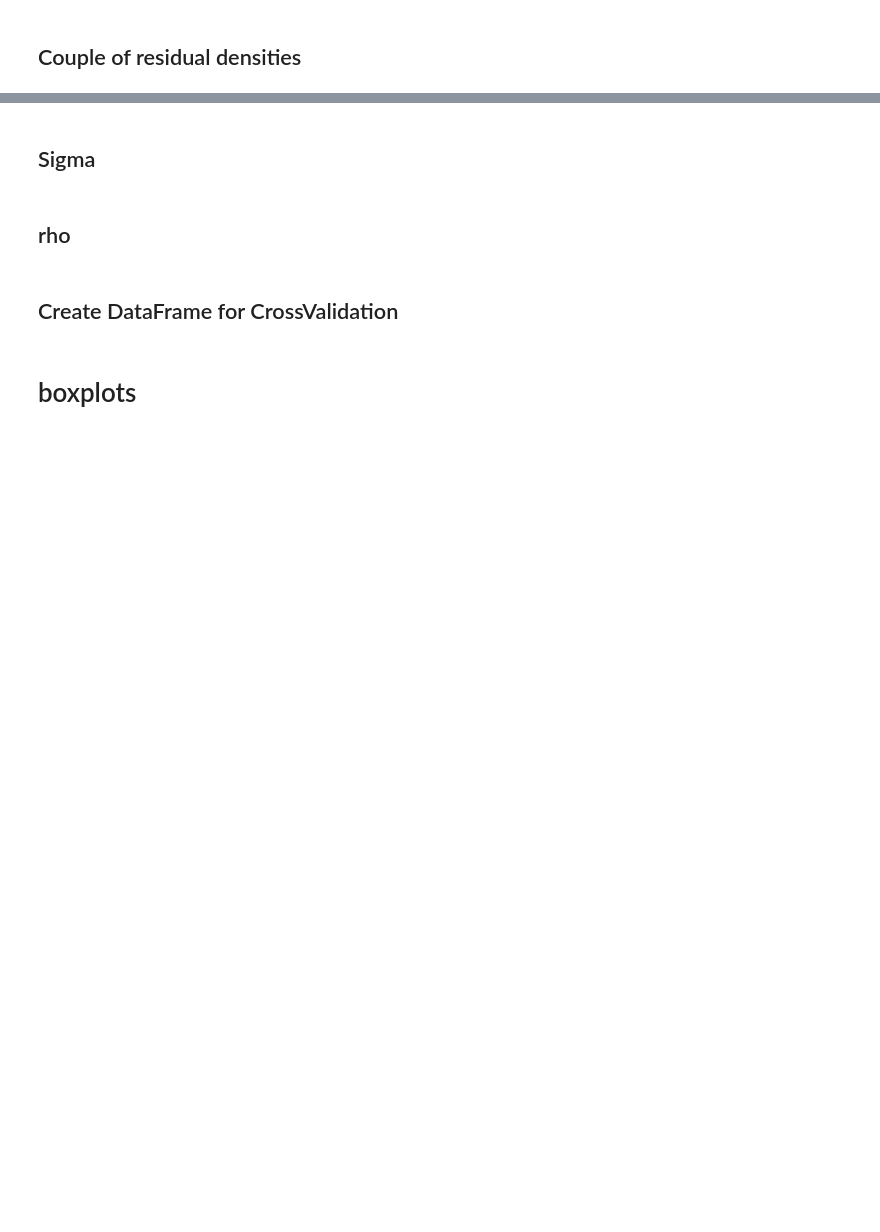
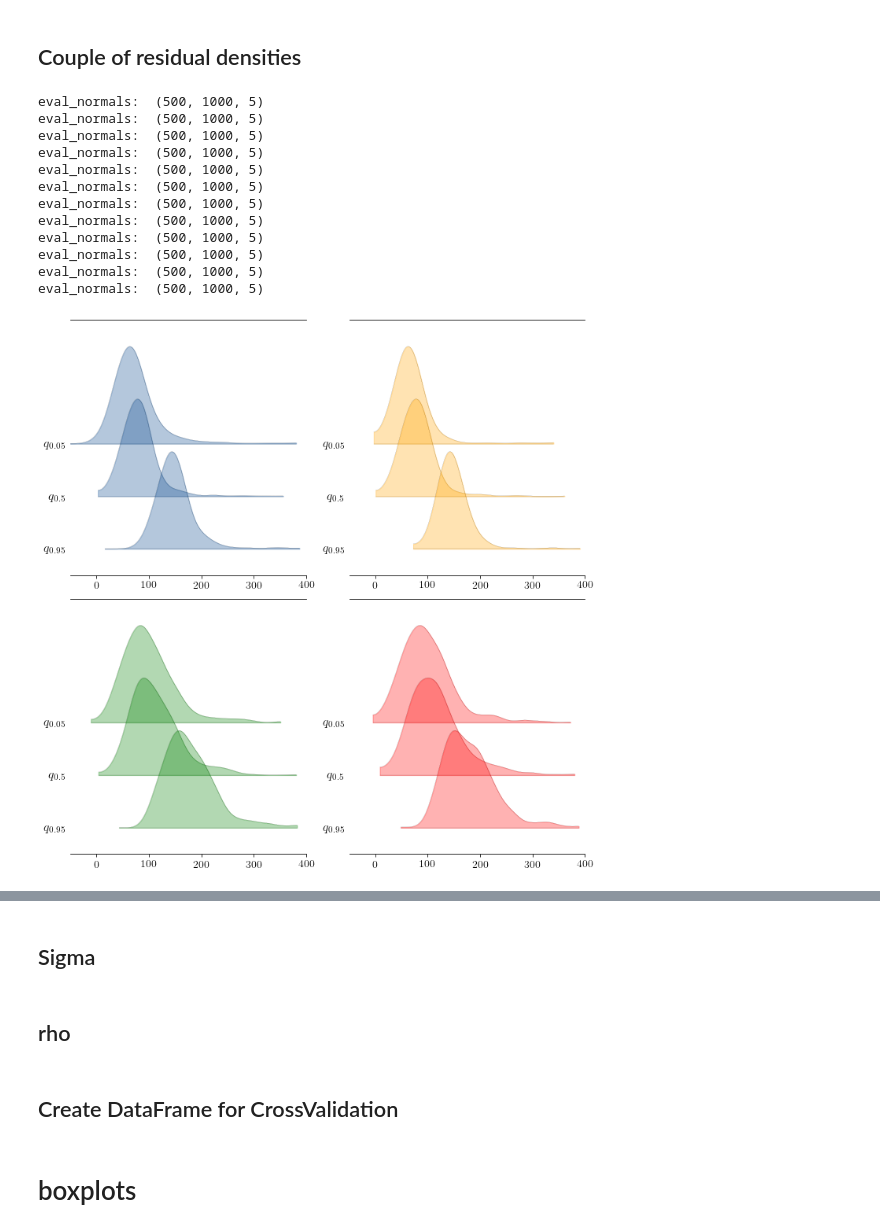
Before and after one commit to mberaha/spatial_mixtures, a Jupyter notebook: notebooks/amsterdam_airbnb/SpatialMix analysis.ipynb, the cells around one changed output, grey strips where cells are left out. Saved outputs shown, nothing was run; the diff lists cells and outputs as text; code cells hidden in the pictures; blank space fills up the shorter version.

```diff
--- a/notebooks/amsterdam_airbnb/SpatialMix analysis.ipynb
+++ b/notebooks/amsterdam_airbnb/SpatialMix analysis.ipynb
@@ -32,7 +43,10 @@ plt.imshow(datas["G"])
 # %%
+cov_small = ["host_is_superhost", "accommodates",
+              "number_of_reviews", "review_scores_rating", "instant_bookable"]
+
 covariates_by_group = []
 for i, cov in enumerate(datas["cov"]):
-    currDf = cov[covariates].copy()
+    currDf = cov[cov_small].copy()
     if(currDf.isna().sum().sum()):
         print("Nans in group {0}".format(i))
 
@@ -109,39 +268,87 @@ import pandas as pd
 
 df = pd.read_csv("data/amsterdam.csv")
 # %%
-fig, axes = plt.subplots(nrows=1 , ncols=4, figsize=(10, 3.5))
+from matplotlib import rc
+rc('text', usetex=True)
+plt.rcParams['ytick.labelsize'] = 16
+plt.rcParams['xtick.labelsize'] = 14
+
+fig, axes = plt.subplots(nrows=2 , ncols=2, figsize=(10, 10))
+axes = axes.flat
 toplot = [0, 9, 14, 19]
 
 
-quantiles = [0.25, 0.5, 0.75]
+quantiles = [0.05, 0.5, 0.95]
 
 plettes_by_neigh = [
-    np.array(sns.color_palette("Blues", 10))[np.array([3, 6, 9])],
-    np.array(sns.light_palette("orange", 10))[np.array([3, 6, 9])],
-    np.array(sns.light_palette("green", 10))[np.array([3, 6, 9])],
-    np.array(sns.light_palette("red", 10))[np.array([3, 6, 9])]
+    np.array(sns.color_palette("Blues", 10).as_hex())[np.array([3, 6, 9])],
+    np.array(sns.light_palette("orange", 10).as_hex())[np.array([3, 6, 9])],
+    np.array(sns.light_palette("green", 10).as_hex())[np.array([3, 6, 9])],
+    np.array(sns.light_palette("red", 10).as_hex())[np.array([3, 6, 9])]
 ]
+
+chains_basefile = "data/chains_mu0_{0}_a_{1}_b_{2}_lam{3}.recordio"
+
+mu0 = 0.0
+a = 0.5
+b = 2.0
+lamb = 0.5
+
+chainfile = chains_basefile.format(mu0, a, b, lamb)
+
+chains = loadChains(chainfile)
 
 
 curr_covs = []
-for q in [0.25, 0.5, 0.75]:
+for q in quantiles:
     bedroom_group = [
     np.quantile(df.cov_1.values, q), np.quantile(df.cov_2.values, q),
     np.quantile(df.cov_3.values, q)
     ]
     curr_covs.append(
         np.concatenate([[0], bedroom_group, [np.quantile(df.cov_4, 0.5)],
                         [np.quantile(df.cov_5, 0.6)], [1]]))
 
+xgrid = np.linspace(0, 400, 500)
+est_dens = []
+
 for i in range(4):
     g = toplot[i]
+    plot_data = {}
     for k, covs in enumerate(curr_covs):
         pred_samples = samplePredictiveRegression(chains, covs, g)
-        sns.kdeplot(pred_samples, ax=axes[i], color=plettes_by_neigh[i][k])
+        pred_samples = pred_samples[np.where((pred_samples > -50) & (pred_samples < 400))[0]]
+        plot_data[r"$q_{%s}$" % quantiles[k]] = pred_samples
+        est_dens.append(eval_dep_dens(xgrid, chains, covs, g))
 
+
+    az.plot_forest(
+        plot_data,
+        kind="ridgeplot",
+        linewidth=0.1,
+        combined=False,
+        ridgeplot_alpha=0.3,
+        ridgeplot_overlap=5,
+        colors=plettes_by_neigh[i][2],
+        ax=axes[i]
+    )
     axes[i].set_xlim(-50, 400)
 
 
 plt.tight_layout()
-# plt.savefig("images/dens_est_bedrooms.pdf")
+# plt.savefig("images/dens_est_bedrooms_square.pdf")
 plt.show()
+# %% [output]
+eval_normals:  (500, 1000, 5)
+eval_normals:  (500, 1000, 5)
+eval_normals:  (500, 1000, 5)
+eval_normals:  (500, 1000, 5)
+eval_normals:  (500, 1000, 5)
+eval_normals:  (500, 1000, 5)
+eval_normals:  (500, 1000, 5)
+eval_normals:  (500, 1000, 5)
+eval_normals:  (500, 1000, 5)
+eval_normals:  (500, 1000, 5)
+eval_normals:  (500, 1000, 5)
+eval_normals:  (500, 1000, 5)
+[figure, added]
```
Also changed, not shown: parts of 23 cells of this notebook, 11 other files.
